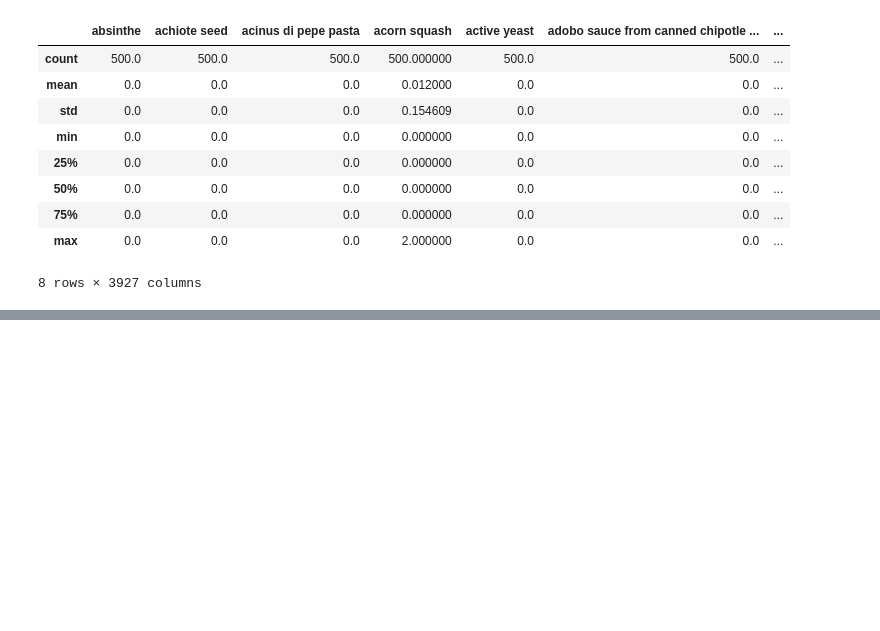
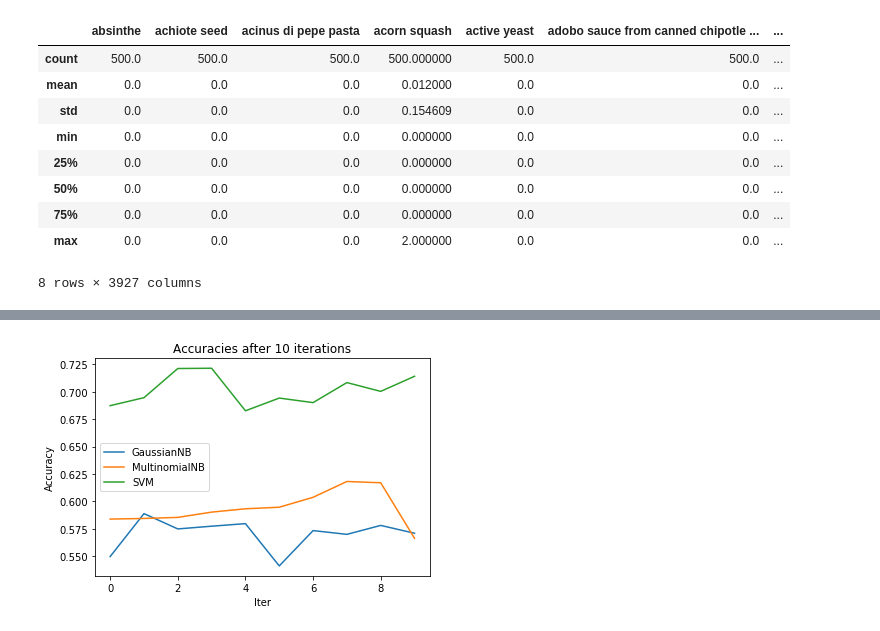
Before and after one commit to trungduynguyen/EURECOM-semester-project, a Jupyter notebook: Semester_Project_Report.ipynb, the cells around one changed output, grey strips where cells are left out. Cells and saved outputs as stored; diff of their text form; code cells hidden in the pictures; blank space fills up the shorter version.

```diff
--- a/Semester_Project_Report.ipynb
+++ b/Semester_Project_Report.ipynb
@@ -254,0 +268,8 @@ recipe_df.describe()
+# %%
+from Classification import load_data,run_models
+import pandas as pd
+import numpy as np
+
+recipe_features,recipe_labels = load_data()
+# %%
+gaussNB,multiNB,svm= run_models(recipe_features,recipe_labels)
@@ -254,0 +287,13 @@ recipe_df.describe()
+# %%
+import matplotlib.pyplot as plt
+
+plt.plot(range(0,10),gaussNB, linestyle="-", label='GaussianNB')
+plt.plot(range(0,10),multiNB, linestyle="-", label='MultinomialNB')
+plt.plot(range(0,10),svm, linestyle="-", label='SVM')
+plt.title('Accuracies after 10 iterations')
+plt.ylabel('Accuracy')
+plt.xlabel('Iter')
+plt.legend()
+plt.show()
+# %% [output]
+[figure, added]
```
Also changed, not shown: parts of 17 cells of this notebook, 2 other files.
